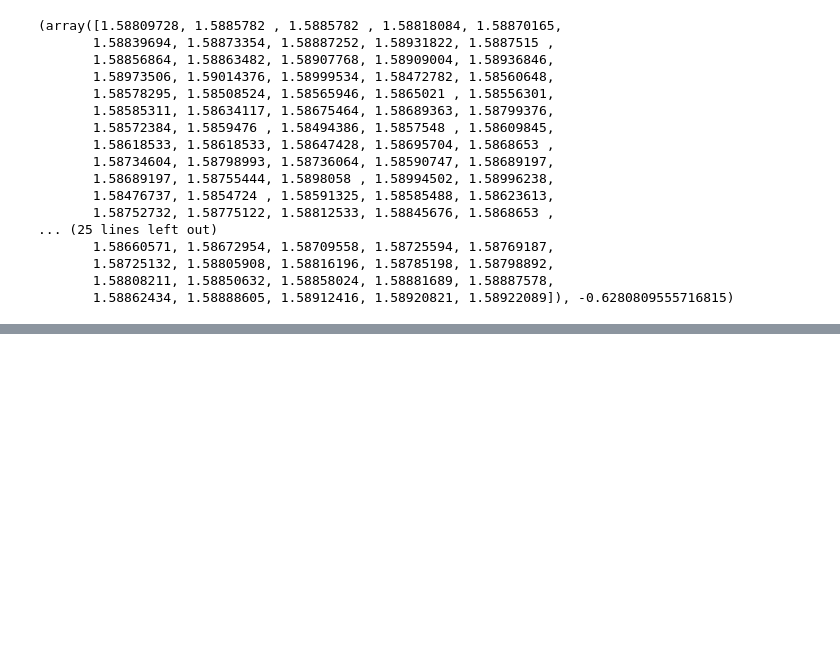
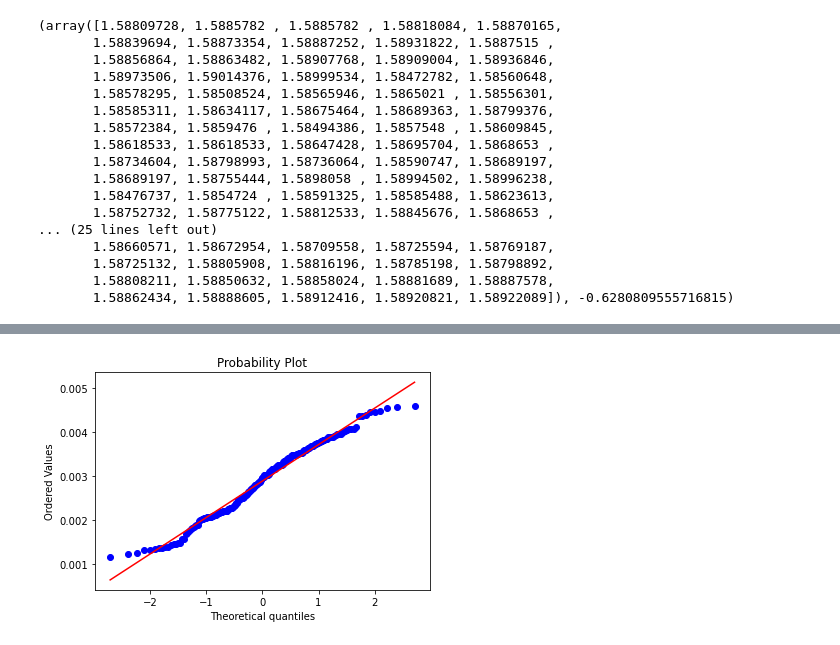
Before and after one commit to zaineblb/outliers-cars, a Jupyter notebook: car_prices.ipynb, the cells around one changed output, grey strips where cells are left out. Drawn from its saved outputs; the diff is of its cells as text; code cells hidden in the pictures; blank space fills up the shorter version.

```diff
--- a/car_prices.ipynb
+++ b/car_prices.ipynb
@@ -66,0 +97,5 @@ print(response)
+# %%
+stats.probplot(box_coxed_resp, plot=plt)
+plt.show()
+# %% [output]
+[figure, added]
```
Also changed, not shown: parts of 14 cells of this notebook.
